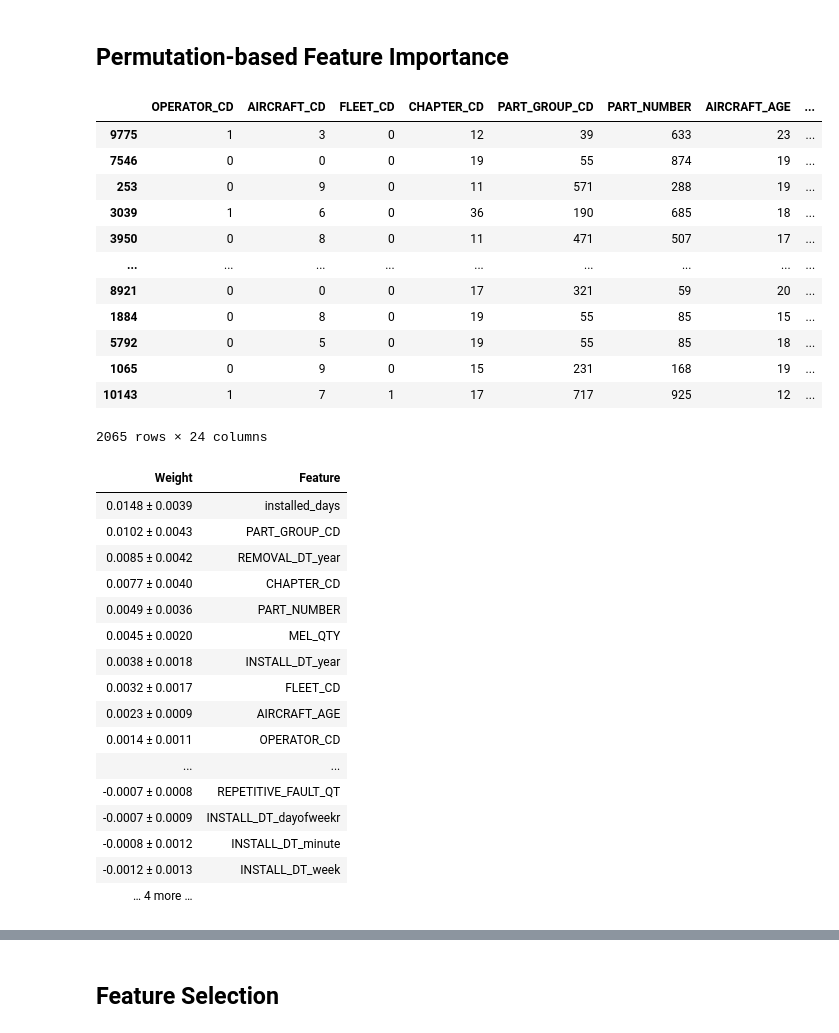
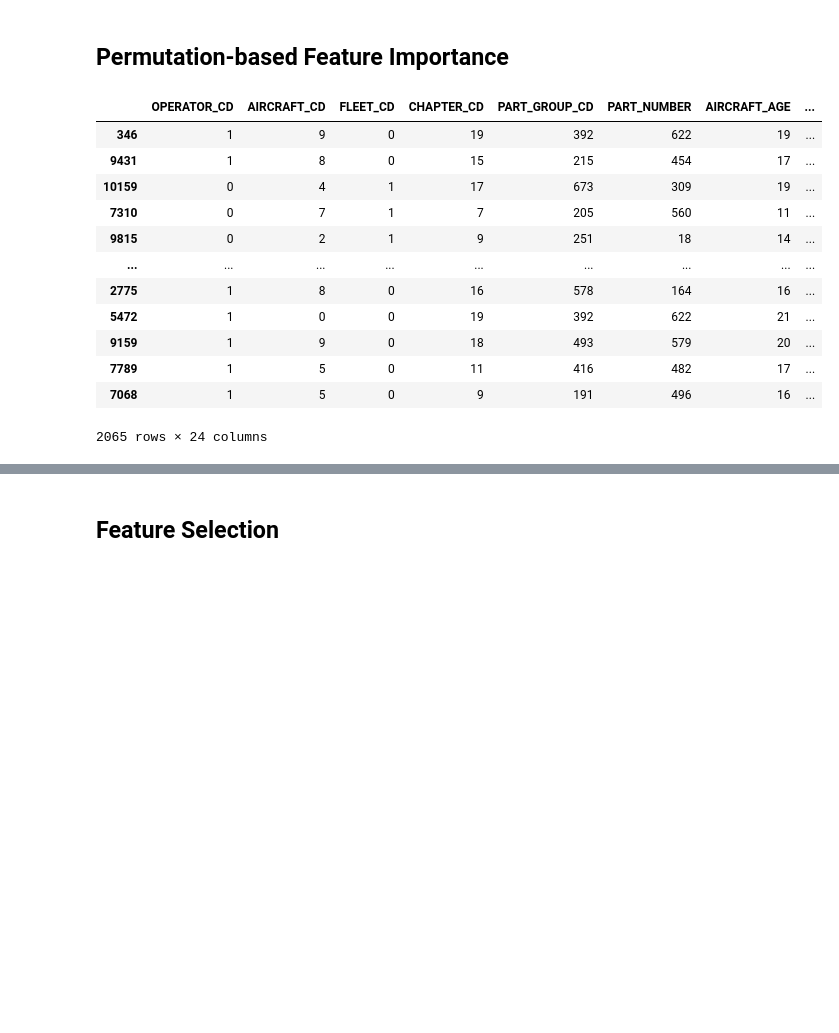
Before and after one commit to Olivier222/plane_parts_survival_mlflow, a Jupyter notebook: Report.ipynb, the cells around one changed output, grey strips where cells are left out. Cells and saved outputs as stored; diff of their text form; code cells hidden in the pictures; blank space fills up the shorter version.

```diff
--- a/Report.ipynb
+++ b/Report.ipynb
@@ -359,38 +361,19 @@ rsf.score(x_test, y_test.to_records(index=False))
 # %%
 perm = PermutationImportance(rsf, n_iter=15, random_state=random_state)
 display(x_test)
 perm.fit(x_test, y_test.to_records(index=False))
 df_weights = eli5.explain_weights_df(perm, feature_names=x.columns.tolist())
-display(df_weights)
-eli5.show_weights(perm, feature_names=x.columns.tolist())
 # %% [output]
 |  | OPERATOR_CD | AIRCRAFT_CD | FLEET_CD | CHAPTER_CD | PART_GROUP_CD | PART_NUMBER | AIRCRAFT_AGE | ... |
-| 9775 | 1 | 3 | 0 | 12 | 39 | 633 | 23 | ... |
-| 7546 | 0 | 0 | 0 | 19 | 55 | 874 | 19 | ... |
-| 253 | 0 | 9 | 0 | 11 | 571 | 288 | 19 | ... |
-| 3039 | 1 | 6 | 0 | 36 | 190 | 685 | 18 | ... |
-| 3950 | 0 | 8 | 0 | 11 | 471 | 507 | 17 | ... |
+| 346 | 1 | 9 | 0 | 19 | 392 | 622 | 19 | ... |
+| 9431 | 1 | 8 | 0 | 15 | 215 | 454 | 17 | ... |
+| 10159 | 0 | 4 | 1 | 17 | 673 | 309 | 19 | ... |
+| 7310 | 0 | 7 | 1 | 7 | 205 | 560 | 11 | ... |
+| 9815 | 0 | 2 | 1 | 9 | 251 | 18 | 14 | ... |
 | ... | ... | ... | ... | ... | ... | ... | ... | ... |
-| 8921 | 0 | 0 | 0 | 17 | 321 | 59 | 20 | ... |
-| 1884 | 0 | 8 | 0 | 19 | 55 | 85 | 15 | ... |
-| 5792 | 0 | 5 | 0 | 19 | 55 | 85 | 18 | ... |
-| 1065 | 0 | 9 | 0 | 15 | 231 | 168 | 19 | ... |
-| 10143 | 1 | 7 | 1 | 17 | 717 | 925 | 12 | ... |
+| 2775 | 1 | 8 | 0 | 16 | 578 | 164 | 16 | ... |
+| 5472 | 1 | 0 | 0 | 19 | 392 | 622 | 21 | ... |
+| 9159 | 1 | 9 | 0 | 18 | 493 | 579 | 20 | ... |
+| 7789 | 1 | 5 | 0 | 11 | 416 | 482 | 17 | ... |
+| 7068 | 1 | 5 | 0 | 9 | 191 | 496 | 16 | ... |
 2065 rows × 24 columns
-| Weight | Feature |
-| 0.0148 ± 0.0039 | installed_days |
-| 0.0102 ± 0.0043 | PART_GROUP_CD |
-| 0.0085 ± 0.0042 | REMOVAL_DT_year |
-| 0.0077 ± 0.0040 | CHAPTER_CD |
-| 0.0049 ± 0.0036 | PART_NUMBER |
-| 0.0045 ± 0.0020 | MEL_QTY |
-| 0.0038 ± 0.0018 | INSTALL_DT_year |
-| 0.0032 ± 0.0017 | FLEET_CD |
-| 0.0023 ± 0.0009 | AIRCRAFT_AGE |
-| 0.0014 ± 0.0011 | OPERATOR_CD |
-| ... | ... |
-| -0.0007 ± 0.0008 | REPETITIVE_FAULT_QT |
-| -0.0007 ± 0.0009 | INSTALL_DT_dayofweekr |
-| -0.0008 ± 0.0012 | INSTALL_DT_minute |
-| -0.0012 ± 0.0013 | INSTALL_DT_week |
-| … 4 more … |  |
```
Also changed, not shown: parts of 23 cells of this notebook.
